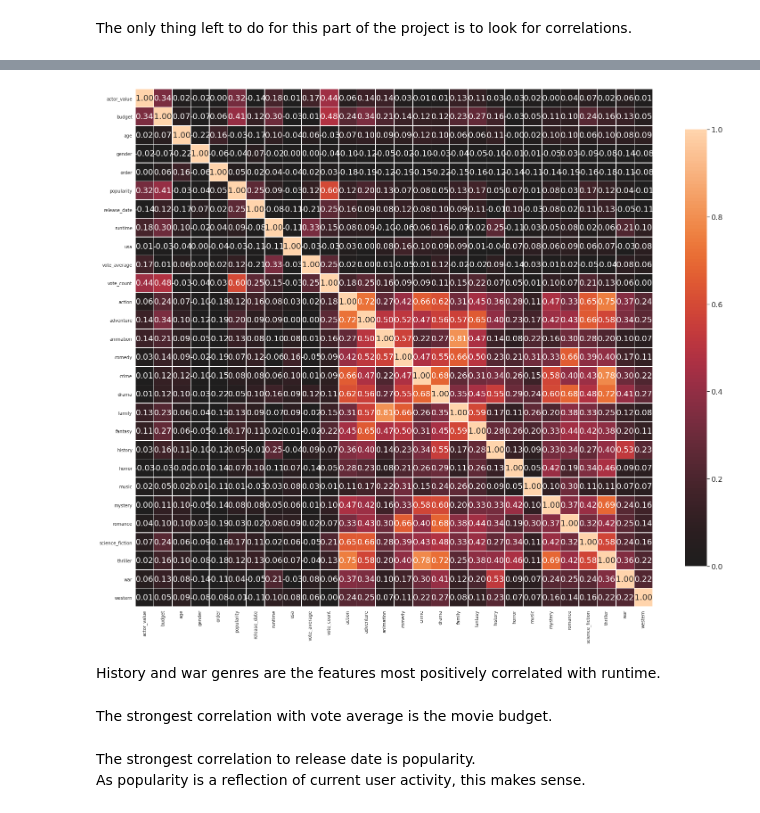
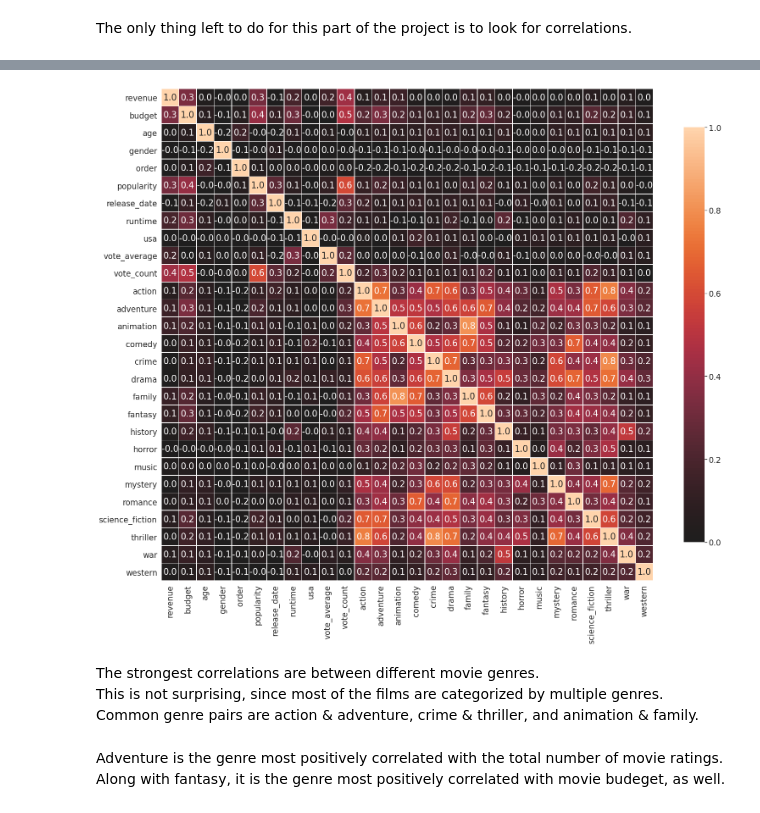
Before and after one commit to christianspybrook/movie_actor_tree_ensembles, a Jupyter notebook: data_wrangling/capstone2_wrangler.ipynb, the cells around one changed output, grey strips where cells are left out. Cells and saved outputs as stored; diff of their text form; code cells hidden in the pictures.

```diff
--- a/data_wrangling/capstone2_wrangler.ipynb
+++ b/data_wrangling/capstone2_wrangler.ipynb
@@ -269,7 +269,7 @@ This can be used to convert values to dollars for the time when this dataset was
 This dataset hold monthly inflation rates from the first month of 1913 until March of 2020.
 # %%
 # load inflation data
-inflation_df = pd.read_csv('data/cpi_multiplier.csv', index_col=0)
+inflation_df = pd.read_csv('../data/cpi_multiplier.csv', index_col=0)
 inflation_df.iloc[np.r_[0:3, -3:0]]
 # %% [output]
 |  | date | cpiaucns | cpi_multiplier |
@@ -1152,7 +1158,7 @@ There's just a couple of features from this to tack onto the monster dataset abo
 > **PERSON DATASET**
 # %%
 # read in person dataset
-person_df = pd.read_json('data/tmdb_person_clean.json')
+person_df = pd.read_json('../data/tmdb_person_clean.json')
 # %%
 # convert birthdays to datetime objects and remove timezone-aware index
 person_df['birthday'] = pd.to_datetime(person_df['birthday']).dt.tz_localize(None)
@@ -1549,4 +1563,0 @@ The last thing I will do to the dataset is rename some of the columns for clarit
-# %%
-# assign better names to variables
-df.rename(columns={'revenue': 'actor_value'}, inplace=True)
-df.head(11).transpose()
@@ -1599,17 +1587,20 @@ df.corr()
 28 rows × 28 columns
+# %%
+# adjust font scale to enlarge variable names for heatmap plot
+sns.set(font_scale=1.7)
 # %%
 # plot heatmap of correlations
+
 fig, ax = plt.subplots(figsize=(26,30))
 
-sns.set(font_scale=1.5)
-sns.heatmap(df.corr(), vmin=0, vmax=1.0, center=0, fmt='.2f', square=True, linewidths=0.5,
-            annot=True, cbar_kws={"shrink": 0.60});
+sns.heatmap(df.corr(), vmin=0, vmax=1.0, center=0, fmt='.1f',
+            square=True, linewidths=0.5, annot=True, cbar_kws={"shrink": 0.60});
 # %% [output]
-[figure, old version]
+[figure, new version]
-# %% [markdown]
-History and war genres are the features most positively correlated with runtime.
-# %% [markdown]
-The strongest correlation with vote average is the movie budget.
-# %% [markdown]
-The strongest correlation to release date is popularity.<br>
-As popularity is a reflection of current user activity, this makes sense.
+# %% [markdown]
+The strongest correlations are between different movie genres.<br>
+This is not surprising, since most of the films are categorized by multiple genres.<br>
+Common genre pairs are action & adventure, crime & thriller, and animation & family.
+# %% [markdown]
+Adventure is the genre most positively correlated with the total number of movie ratings.<br>
+Along with fantasy, it is the genre most positively correlated with movie budeget, as well.
```
Also changed, not shown: parts of 21 cells of this notebook.
